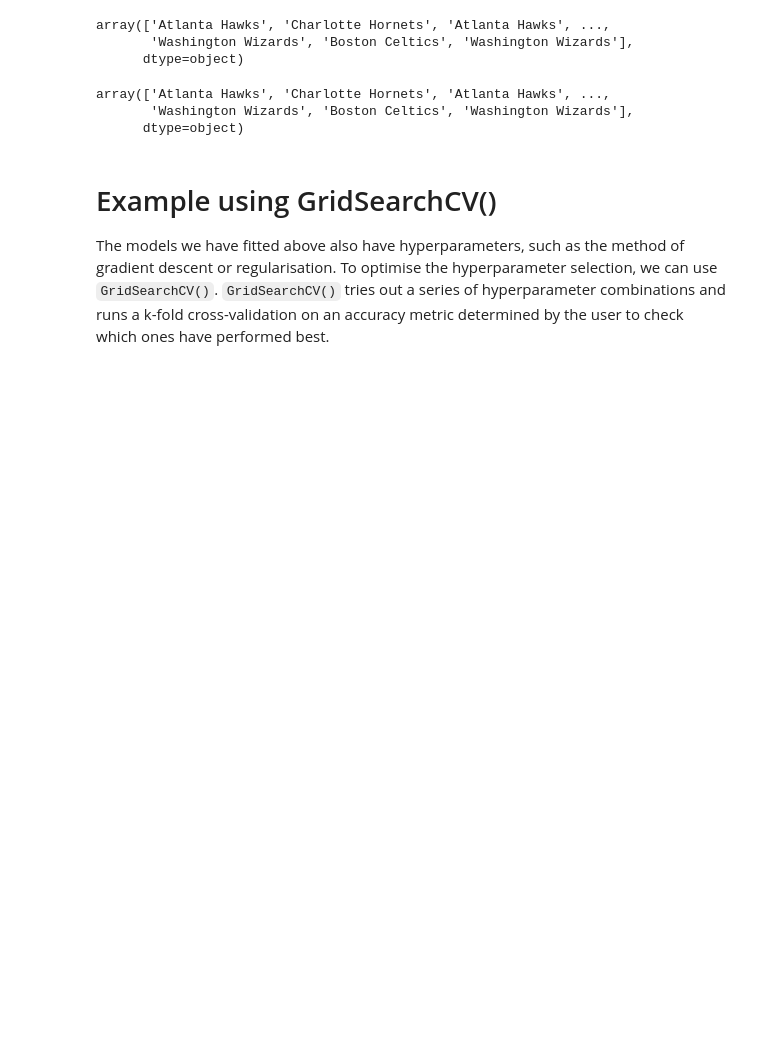
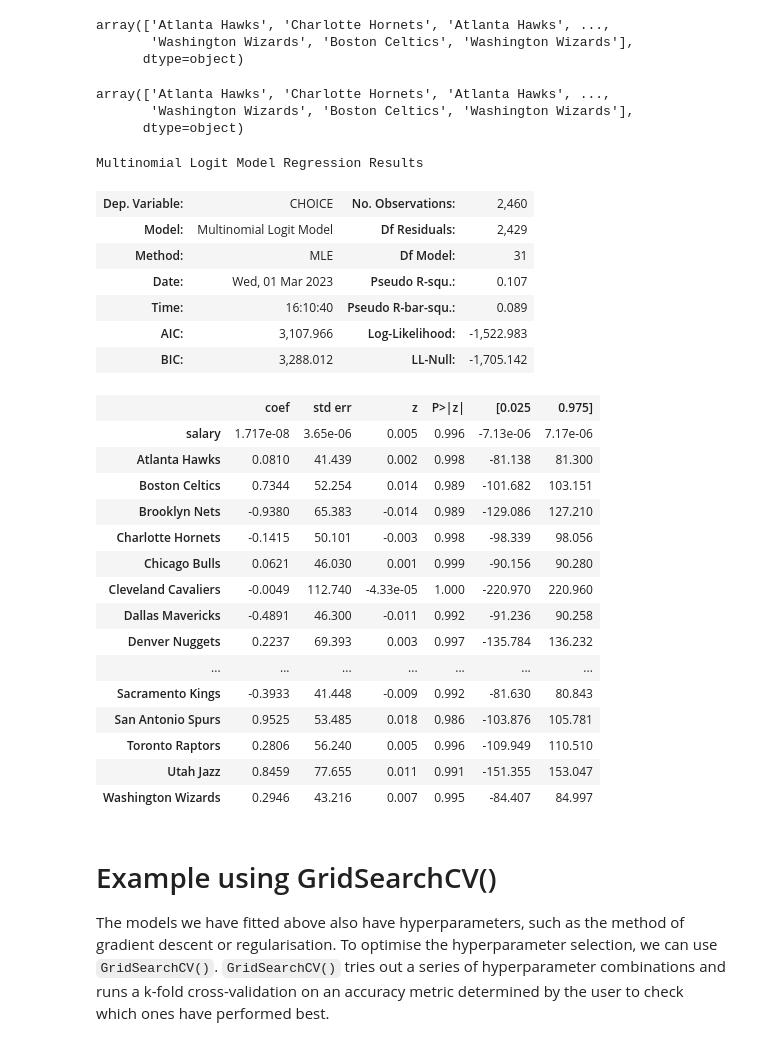
Before and after one commit to skpref/skpref, a Jupyter notebook: source/example_using_sports_data.ipynb, the cells around one changed output. Saved outputs shown, nothing was run; the diff lists cells and outputs as text; code cells hidden in the pictures; blank space fills up the shorter version.

Commit message:
Fixed duplication bug and pulled statsmodels summary instead of the other one in pylogit for examples (#68)

```diff
--- a/source/example_using_sports_data.ipynb
+++ b/source/example_using_sports_data.ipynb
@@ -395,6 +395,33 @@ mybt.predict_task(NBA_results_task_predict).top_input_data
 array(['Atlanta Hawks', 'Charlotte Hornets', 'Atlanta Hawks', ...,
        'Washington Wizards', 'Boston Celtics', 'Washington Wizards'],
       dtype=object)
+# %%
+mybt.bt_with_feats.get_statsmodels_summary()
+# %% [output]
+Multinomial Logit Model Regression Results
+| Dep. Variable: | CHOICE | No. Observations: | 2,460 |
+| Model: | Multinomial Logit Model | Df Residuals: | 2,429 |
+| Method: | MLE | Df Model: | 31 |
+| Date: | Wed, 01 Mar 2023 | Pseudo R-squ.: | 0.107 |
+| Time: | 16:10:40 | Pseudo R-bar-squ.: | 0.089 |
+| AIC: | 3,107.966 | Log-Likelihood: | -1,522.983 |
+| BIC: | 3,288.012 | LL-Null: | -1,705.142 |
+|  | coef | std err | z | P>|z| | [0.025 | 0.975] |
+| salary | 1.717e-08 | 3.65e-06 | 0.005 | 0.996 | -7.13e-06 | 7.17e-06 |
+| Atlanta Hawks | 0.0810 | 41.439 | 0.002 | 0.998 | -81.138 | 81.300 |
+| Boston Celtics | 0.7344 | 52.254 | 0.014 | 0.989 | -101.682 | 103.151 |
+| Brooklyn Nets | -0.9380 | 65.383 | -0.014 | 0.989 | -129.086 | 127.210 |
+| Charlotte Hornets | -0.1415 | 50.101 | -0.003 | 0.998 | -98.339 | 98.056 |
+| Chicago Bulls | 0.0621 | 46.030 | 0.001 | 0.999 | -90.156 | 90.280 |
+| Cleveland Cavaliers | -0.0049 | 112.740 | -4.33e-05 | 1.000 | -220.970 | 220.960 |
+| Dallas Mavericks | -0.4891 | 46.300 | -0.011 | 0.992 | -91.236 | 90.258 |
+| Denver Nuggets | 0.2237 | 69.393 | 0.003 | 0.997 | -135.784 | 136.232 |
+| ... | ... | ... | ... | ... | ... | ... |
+| Sacramento Kings | -0.3933 | 41.448 | -0.009 | 0.992 | -81.630 | 80.843 |
+| San Antonio Spurs | 0.9525 | 53.485 | 0.018 | 0.986 | -103.876 | 105.781 |
+| Toronto Raptors | 0.2806 | 56.240 | 0.005 | 0.996 | -109.949 | 110.510 |
+| Utah Jazz | 0.8459 | 77.655 | 0.011 | 0.991 | -151.355 | 153.047 |
+| Washington Wizards | 0.2946 | 43.216 | 0.007 | 0.995 | -84.407 | 84.997 |
 # %% [markdown]
 # Example using GridSearchCV()
 The models we have fitted above also have hyperparameters, such as the method of gradient descent or regularisation. To  optimise the hyperparameter selection, we can use `GridSearchCV()`. `GridSearchCV()` tries out a series of hyperparameter combinations and runs a k-fold cross-validation on an accuracy metric determined by the user to check which ones have performed best.
```
Also changed, not shown: parts of 1 cell of this notebook, 2 other files.
